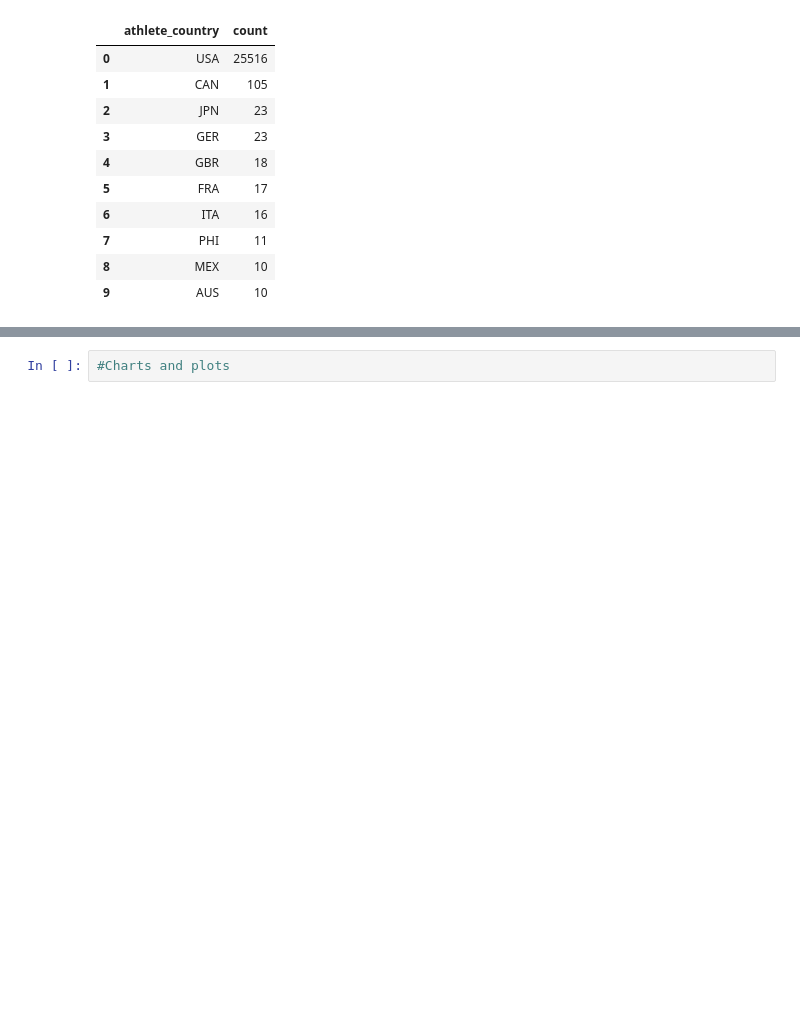
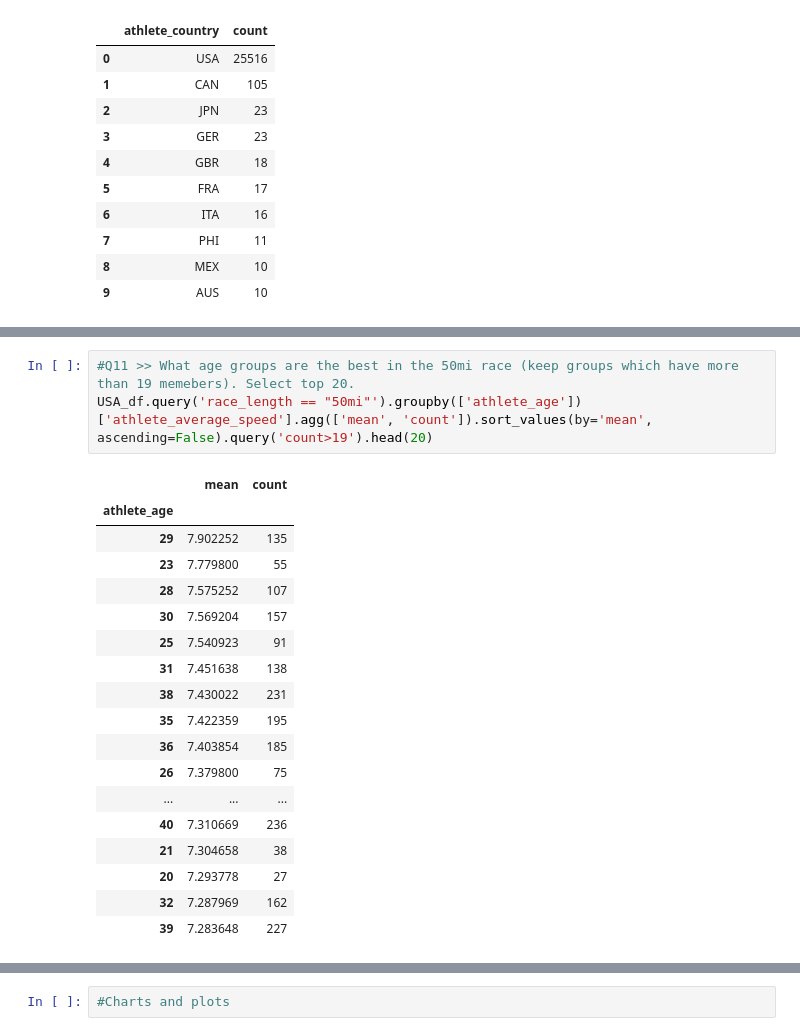
Before and after one commit to maedeh-dqn/ultra_marathon_project, a Jupyter notebook: Analyis.ipynb, the cells around one changed output, grey strips where cells are left out. Cells and saved outputs as stored; diff of their text form; blank space fills up the shorter version.

```diff
--- a/Analyis.ipynb
+++ b/Analyis.ipynb
@@ -349,0 +360,22 @@ USA_df.value_counts('athlete_country').reset_index().head(10)
+# %%
+#Q11 >> What age groups are the best in the 50mi race (keep groups which have more than 19 memebers). Select top 20.
+USA_df.query('race_length == "50mi"').groupby(['athlete_age'])['athlete_average_speed'].agg(['mean', 'count']).sort_values(by='mean', ascending=False).query('count>19').head(20)
+# %% [output]
+|  | mean | count |
+| athlete_age |  |  |
+| 29 | 7.902252 | 135 |
+| 23 | 7.779800 | 55 |
+| 28 | 7.575252 | 107 |
+| 30 | 7.569204 | 157 |
+| 25 | 7.540923 | 91 |
+| 31 | 7.451638 | 138 |
+| 38 | 7.430022 | 231 |
+| 35 | 7.422359 | 195 |
+| 36 | 7.403854 | 185 |
+| 26 | 7.379800 | 75 |
+| ... | ... | ... |
+| 40 | 7.310669 | 236 |
+| 21 | 7.304658 | 38 |
+| 20 | 7.293778 | 27 |
+| 32 | 7.287969 | 162 |
+| 39 | 7.283648 | 227 |
```
Also changed, not shown: parts of 6 cells of this notebook.
